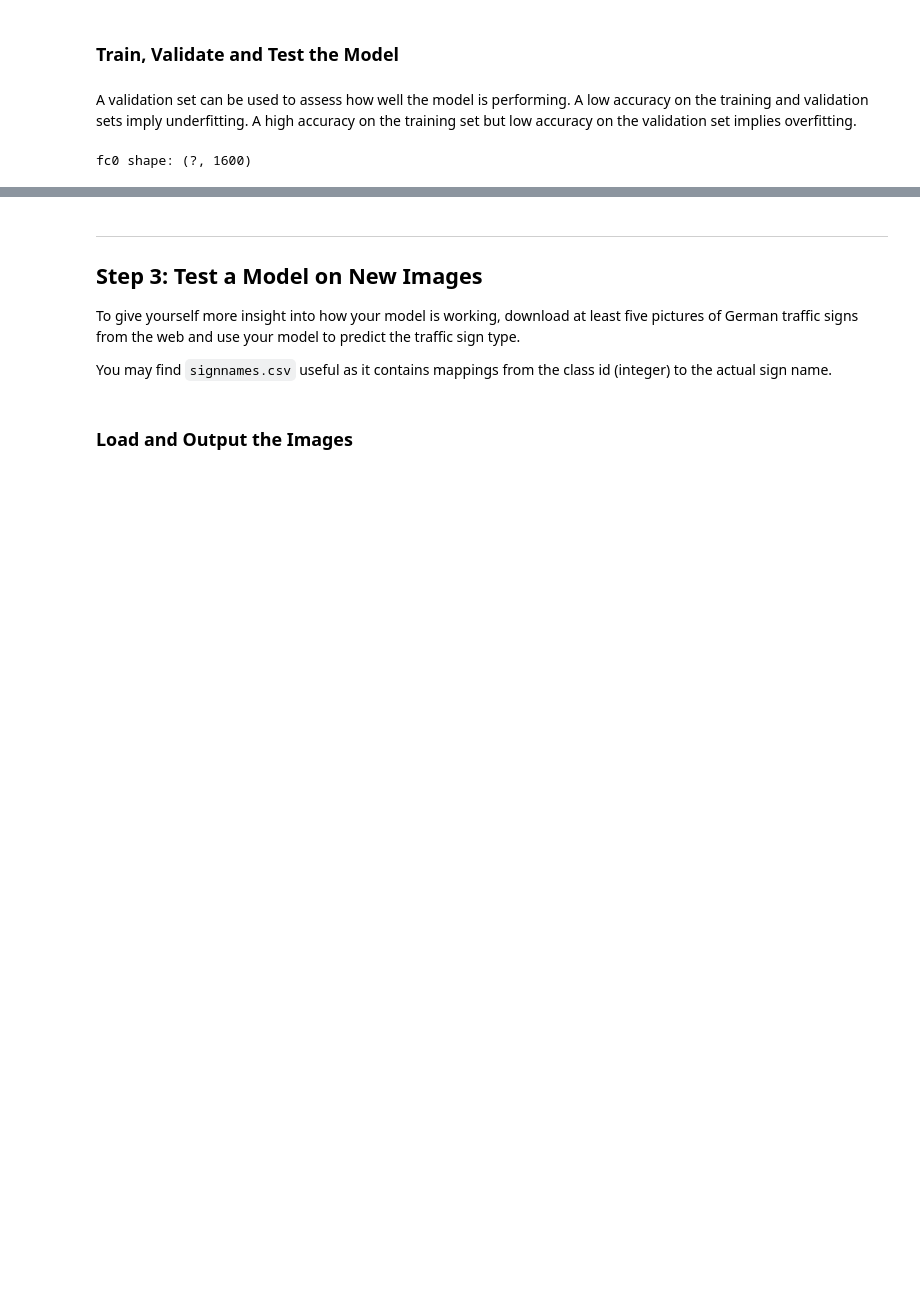
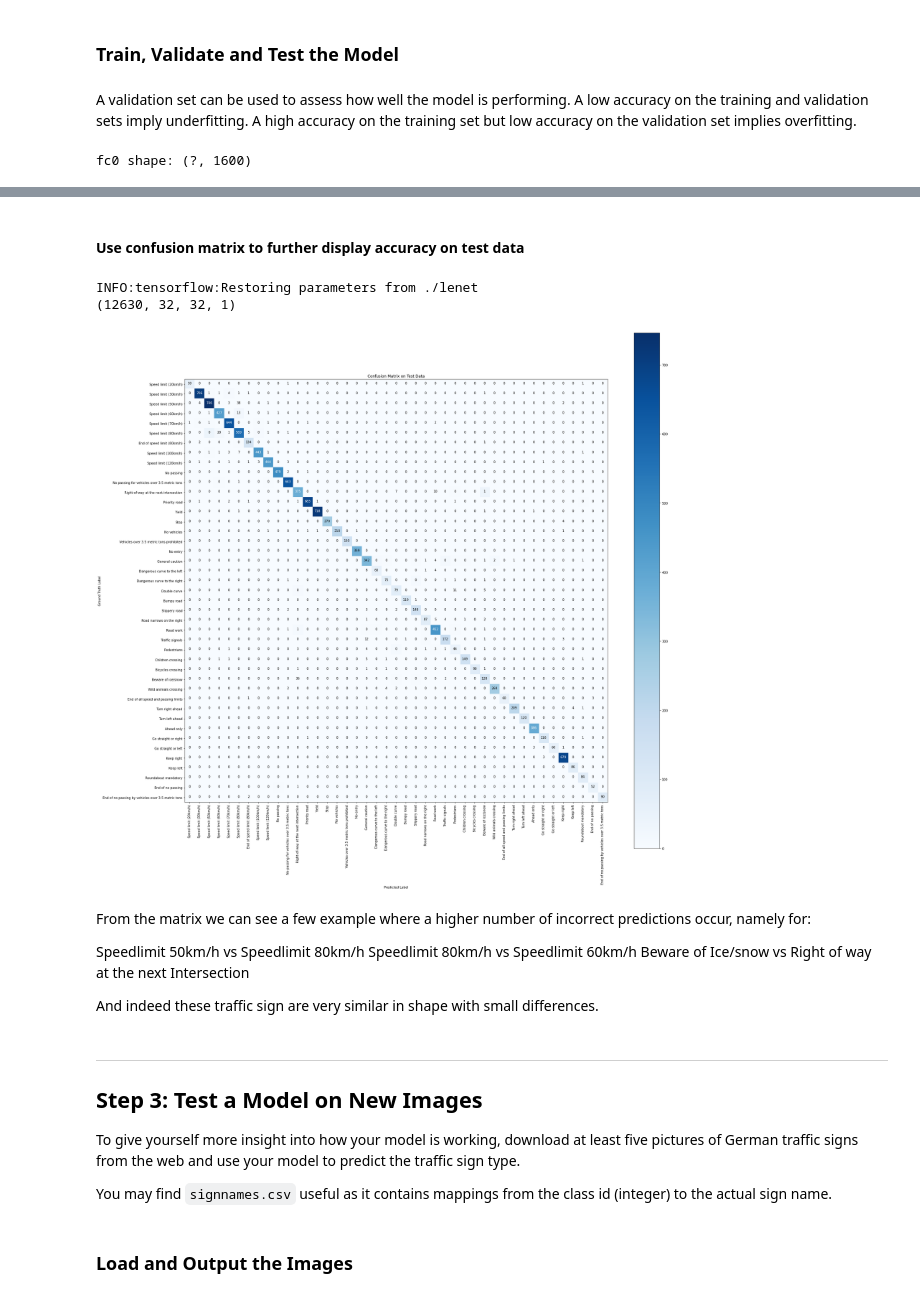
Before and after one commit to JiaweiHan88/udacityp3, a Jupyter notebook: Traffic_Sign_Classifier.ipynb, the cells around one changed output, grey strips where cells are left out. Cells and saved outputs as stored; diff of their text form; code cells hidden in the pictures; blank space fills up the shorter version.

```diff
--- a/Traffic_Sign_Classifier.ipynb
+++ b/Traffic_Sign_Classifier.ipynb
@@ -585,3 +591,50 @@ with tf.Session() as sess:
+# %% [markdown]
+#### Use confusion matrix to further display accuracy on test data
+# %%
+from sklearn.metrics import confusion_matrix
+from itertools import product
+import pandas as pd
+
+traffic_sign_names = pd.read_csv('./signnames.csv',index_col=0)
+pred_label = tf.argmax(logits,1)
+groundtruth_label = tf.argmax(one_hot_y,1)
+with tf.Session() as sess:
+    saver.restore(sess, "./lenet")
+    y_gt = np.array([])
+    y_pred = np.array([])
+
+    batch_x = X_test_norm[offset:offset+BATCH_SIZE]
+    batch_y = y_test[offset:offset+BATCH_SIZE]
+    y_gt = np.concatenate([y_gt,sess.run(groundtruth_label,feed_dict={y:y_test})])
+    y_pred = np.concatenate([y_pred,sess.run(pred_label,feed_dict={x:X_test_norm, keep_prob:1.0})])
+
+cnf_matrix = confusion_matrix(y_gt,y_pred)
+plt.figure(figsize=(30,30))
+plt.imshow(cnf_matrix,cmap=plt.cm.Blues)
+plt.title('Confusion Matrix on Test Data')
+plt.colorbar()
+ticks = np.arange(43)
+plt.xticks(ticks,list(traffic_sign_names.SignName),rotation=90)
+plt.yticks(ticks,list(traffic_sign_names.SignName))
+threshold = cnf_matrix.max()/2
+for i,j in product(range(43),range(43)):
+    plt.text(i,j,cnf_matrix[i,j],horizontalalignment='center',
+            color='white' if cnf_matrix[i,j]>threshold else 'black')
+plt.ylabel('Ground Truth Label')
+plt.xlabel('Predicted Label')
+plt.show()
+# %% [output]
+INFO:tensorflow:Restoring parameters from ./lenet
+(12630, 32, 32, 1)
+[figure, added]
+# %% [markdown]
+From the matrix we can see a few example where a higher number of incorrect predictions occur, namely for:
+
+Speedlimit 50km/h vs Speedlimit 80km/h
+Speedlimit 80km/h vs Speedlimit 60km/h
+Beware of Ice/snow vs Right of way at the next Intersection
+
+And indeed these traffic sign are very similar in shape with small differences.
 # %% [markdown]
 ---
 
```
Also changed, not shown: parts of 15 cells of this notebook, 4 other files.
